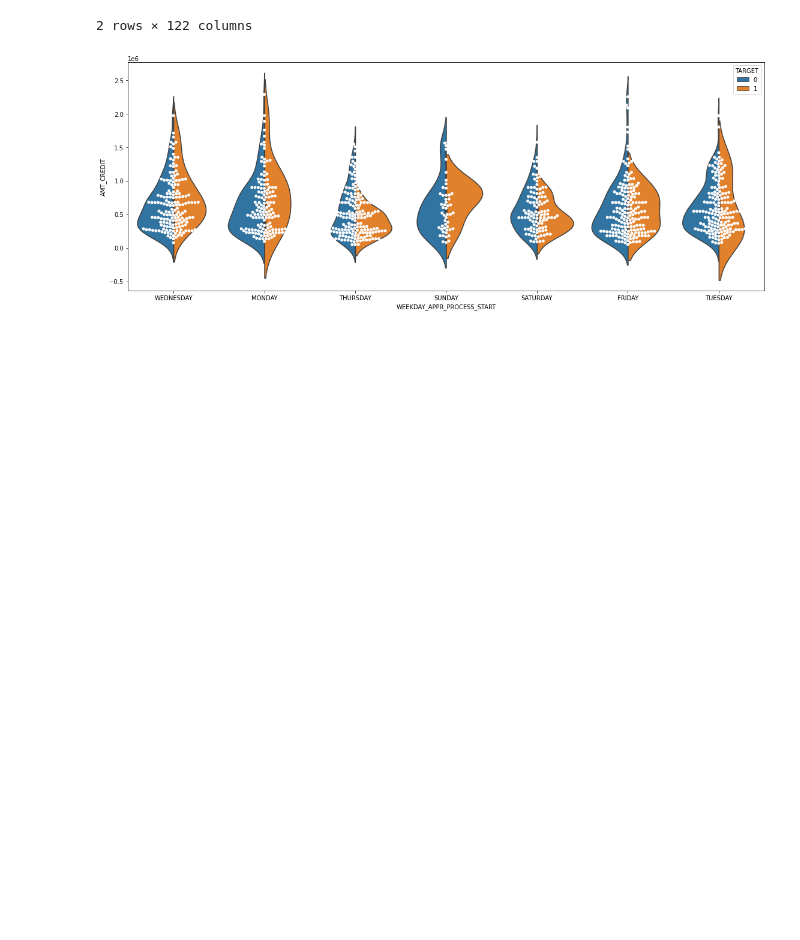
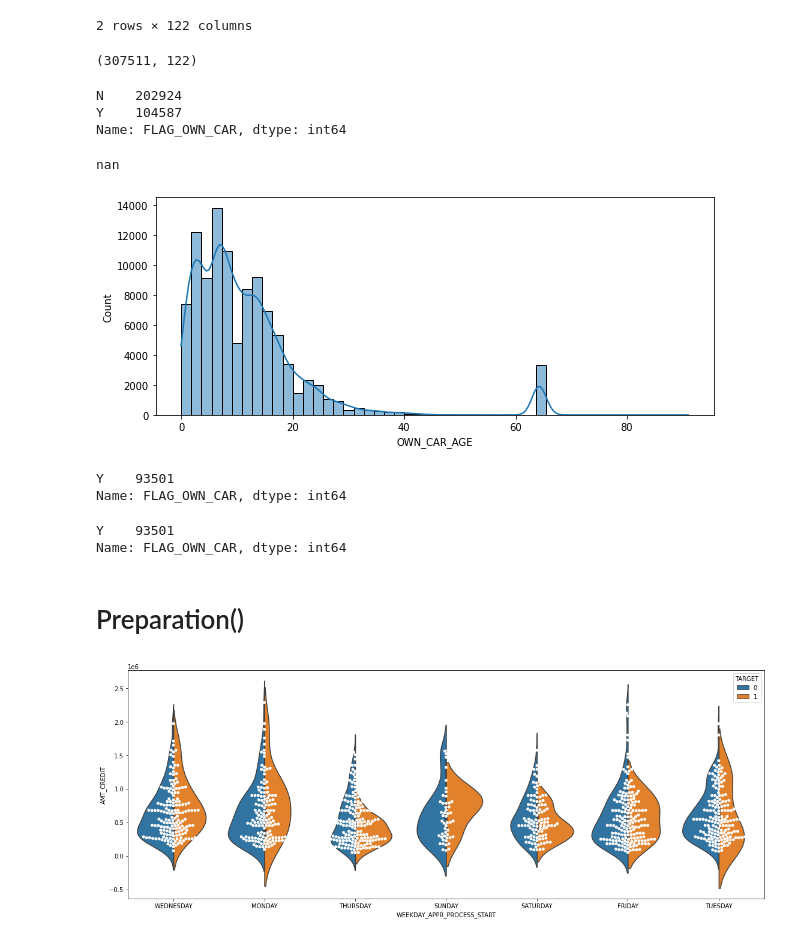
Before and after one commit to kelhoussaini/Home-Credit-Prediction, a Jupyter notebook: notebooks/Checking_out_classes.ipynb, the cells around one changed output. Saved outputs shown, nothing was run; the diff lists cells and outputs as text; code cells hidden in the pictures; blank space fills up the shorter version.

Commit message:
commit, waiting training

```diff
--- a/notebooks/Checking_out_classes.ipynb
+++ b/notebooks/Checking_out_classes.ipynb
@@ -17,11 +15,52 @@ from homecredit.preparation import Preparation
 # %%
-data = HomeCredit().get_data()['train']
-data.head(2)
+data_home = HomeCredit().get_data()['train']
+data_home.head(2)
 # %% [output]
 |  | SK_ID_CURR | TARGET | NAME_CONTRACT_TYPE | CODE_GENDER | FLAG_OWN_CAR | FLAG_OWN_REALTY | CNT_CHILDREN | ... |
 | 0 | 100002 | 1 | Cash loans | M | N | Y | 0 | ... |
 | 1 | 100003 | 0 | Cash loans | F | N | N | 0 | ... |
 2 rows × 122 columns
+# %%
+data_home.shape
+# %% [output]
+(307511, 122)
+# %%
+data_home['FLAG_OWN_CAR'].value_counts()
+# %% [output]
+N    202924
+Y    104587
+Name: FLAG_OWN_CAR, dtype: int64
+# %%
+max(data_home['OWN_CAR_AGE'])
+# %% [output]
+nan
+# %%
+import seaborn as sns
+import matplotlib.pyplot as plt
+plt.figure(figsize = (10, 4))
+sns.histplot(data_home['OWN_CAR_AGE'], kde=True, bins= 50);
+# %% [output]
+[figure, added]
+# %%
+data_home = data_home[data_home['CODE_GENDER'] != 'XNA'] # with gender = XNA
+data_home = data_home[data_home['NAME_FAMILY_STATUS'] != 'Unknown'] # 'Unknown' status
+# Remove entries with DAYS_EMPLOYED > 200_000
+data_home = data_home[data_home['DAYS_EMPLOYED'] < 200_000]
+data_home = data_home[data_home['AMT_ANNUITY'] < 150_000]
+data_home = data_home[data_home['AMT_GOODS_PRICE'] < 2.5* 10**6]
+
+data_home['FLAG_OWN_CAR'].value_counts()
+# %% [output]
+Y    93501
+Name: FLAG_OWN_CAR, dtype: int64
+# %%
+data_home = data_home[data_home['OWN_CAR_AGE'] < 80]
+data_home['FLAG_OWN_CAR'].value_counts()
+# %% [output]
+Y    93501
+Name: FLAG_OWN_CAR, dtype: int64
+# %% [markdown]
+# Preparation()
 # %%
 prep = Preparation()
 prep.plot_num_cat_cols(numcol= "AMT_CREDIT", catcol="WEEKDAY_APPR_PROCESS_START")
```
Also changed, not shown: parts of 20 cells of this notebook.
